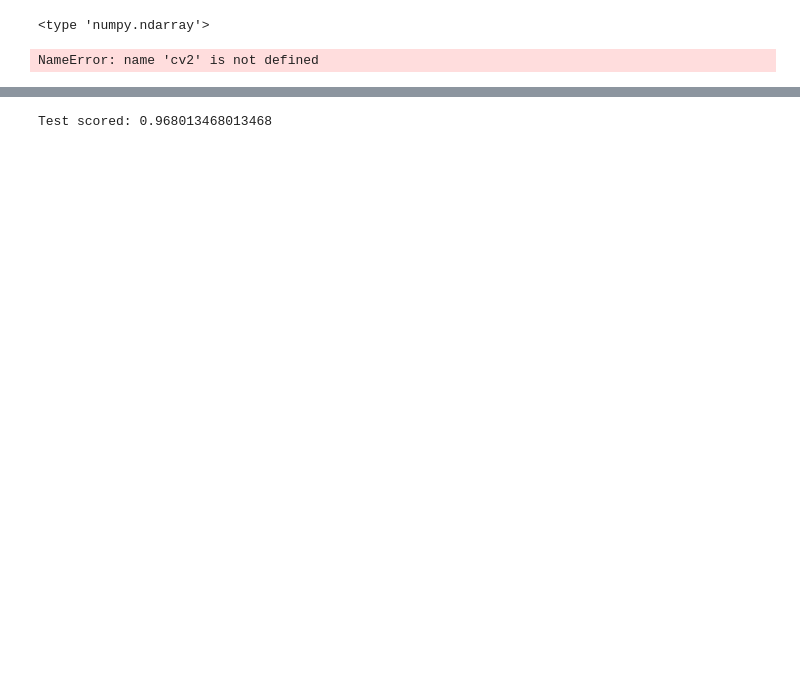
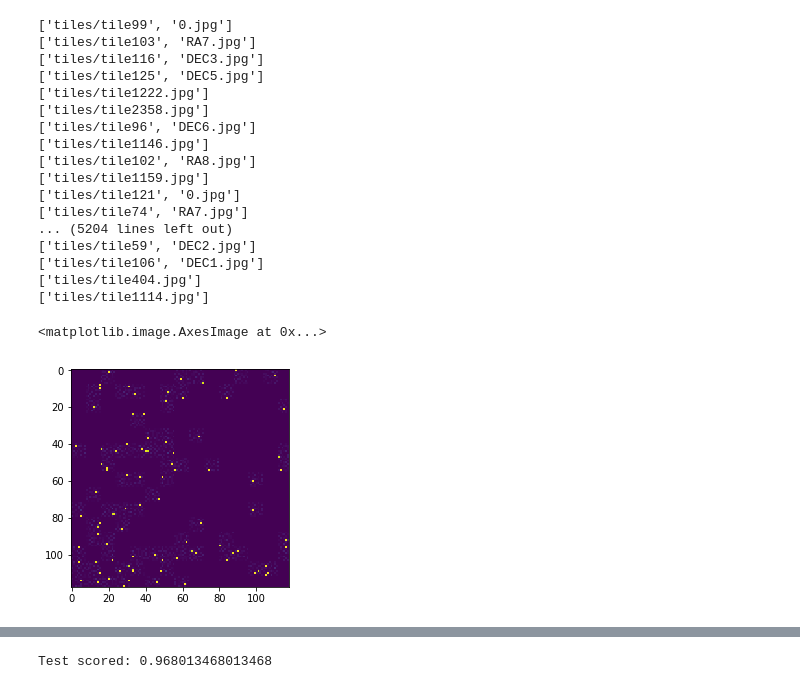
Before and after one commit to soudk/NightSky, a Jupyter notebook: LogisticRegression.ipynb, the cells around one changed output, grey strips where cells are left out. Drawn from its saved outputs; the diff is of its cells as text; code cells hidden in the pictures; blank space fills up the shorter version.

```diff
--- a/LogisticRegression.ipynb
+++ b/LogisticRegression.ipynb
@@ -9,15 +8,39 @@ ImportError: No module named cv2
 # %%
 # First we load the data
-print(type(mnist.images[0]))
-mnist = datasets.load_digits()
-X,y=mnist.images,mnist.target
-X = X.reshape(len(X),-1)
+#print((mnist.images[0]))
+#mnist = datasets.load_digits()
+#X,y = mnist.images,mnist.target
+#X = X.reshape(len(X),-1)
 
-img= cv2.imread('tiles/*.jpg', cv2.IMREAD_GRAYSCALE)
-plt.imshow()
+images=[]
+
+for file in glob.glob("tiles/*.jpg"):
+    print(file.split("_"))
+    #z=zip(cv2.imread(file, cv2.IMREAD_GRAYSCALE),file.split("_")[0])
+    #images.append(z) #file, tile number, rotation
+    images.append(cv2.imread(file, cv2.IMREAD_GRAYSCALE)) #file, tile number, rotation
+
+plt.imshow(images[2])
 # %% [output]
-<type 'numpy.ndarray'>
+['tiles/tile99', '0.jpg']
+['tiles/tile103', 'RA7.jpg']
+['tiles/tile116', 'DEC3.jpg']
+['tiles/tile125', 'DEC5.jpg']
+['tiles/tile1222.jpg']
+['tiles/tile2358.jpg']
+['tiles/tile96', 'DEC6.jpg']
+['tiles/tile1146.jpg']
+['tiles/tile102', 'RA8.jpg']
+['tiles/tile1159.jpg']
+['tiles/tile121', '0.jpg']
+['tiles/tile74', 'RA7.jpg']
+... (5204 lines left out)
+['tiles/tile59', 'DEC2.jpg']
+['tiles/tile106', 'DEC1.jpg']
+['tiles/tile404.jpg']
+['tiles/tile1114.jpg']
-NameError: name 'cv2' is not defined
+<matplotlib.image.AxesImage at 0x...>
+[figure, added]
 # %%
 # Let's see what the data looks like
 for idx in np.random.random(10)*len(X):
```
Also changed, not shown: parts of 2 cells of this notebook.
